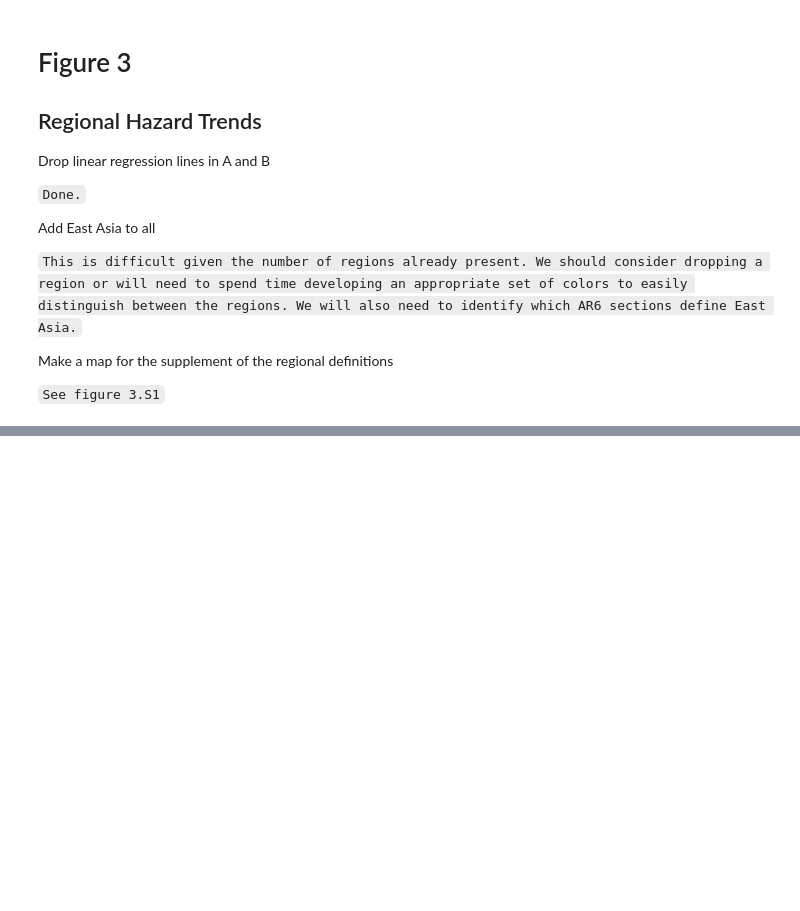
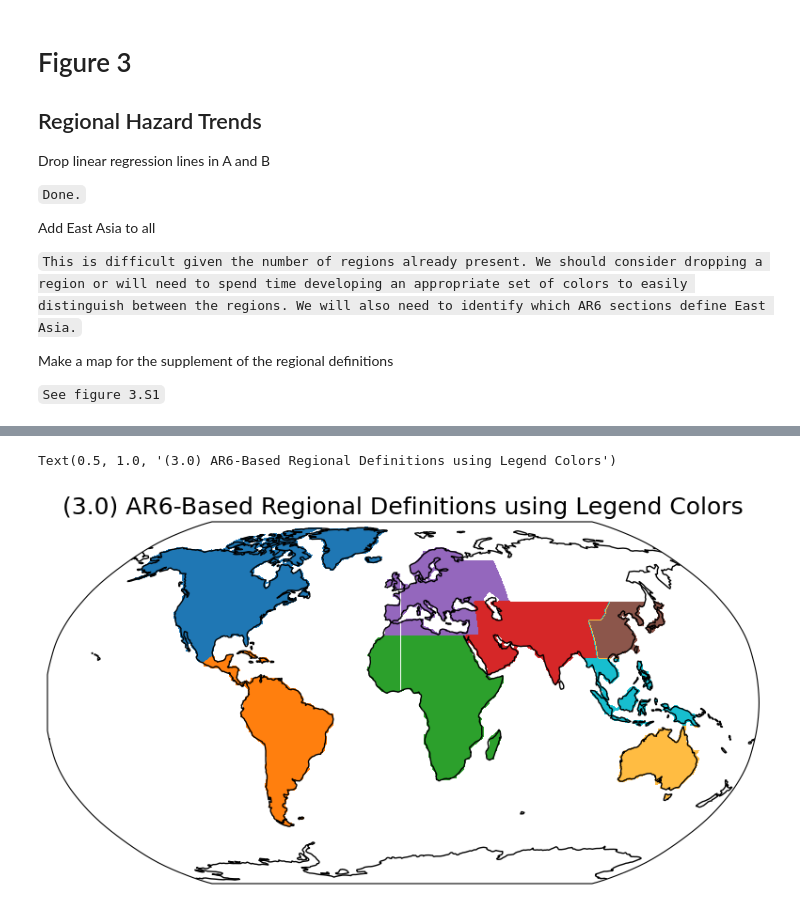
Before and after one commit to AgentOxygen/aerosol-heatwaves, a Jupyter notebook: notebooks/Figure3.ipynb, the cells around one changed output, grey strips where cells are left out. Saved outputs shown, nothing was run; the diff lists cells and outputs as text; code cells hidden in the pictures; blank space fills up the shorter version.

```diff
--- a/notebooks/Figure3.ipynb
+++ b/notebooks/Figure3.ipynb
@@ -107,3 +111,29 @@ Downloading file 'IPCC-WGI-reference-regions-v4.zip' from 'https://github.com/re
+# %%
+colors = [
+    na_color,
+    csa_color,
+    af_color,
+    euro_color,
+    sa_color,
+    oc_color,
+    au_color,
+    eas_color
+]
+
+full_mask = (mask_na*0 + 1).fillna(0) + (mask_csa*0 + 2).fillna(0) + (mask_af*0 + 3).fillna(0) + (mask_euro*0 + 4).fillna(0) + (mask_sa*0 + 5).fillna(0) + (mask_oc*0 + 6).fillna(0) + (mask_au*0 + 7).fillna(0)
+full_mask -= (mask_eas*0 + 5).fillna(0)
+full_mask += (mask_eas*0 + 8).fillna(0)
+
+proj = ccrs.Robinson()
+transform = ccrs.PlateCarree()
+f, ax1 = plt.subplots(1, 1, figsize=(10, 5), facecolor='w', subplot_kw=dict(projection=proj))
+
+full_mask.where(full_mask > 0).plot.contourf(ax=ax1, levels=np.arange(0.5,10), colors=colors, transform=transform, add_colorbar=False)
+ax1.coastlines()
+ax1.set_title("(3.0) AR6-Based Regional Definitions using Legend Colors", fontsize=18)
+# %% [output]
+Text(0.5, 1.0, '(3.0) AR6-Based Regional Definitions using Legend Colors')
+[figure, added]
 # %%
 f, ax1 = plt.subplots(1, 1, figsize=(10, 8), facecolor='w')
 
```
Also changed, not shown: parts of 6 cells of this notebook, 16 other files.
